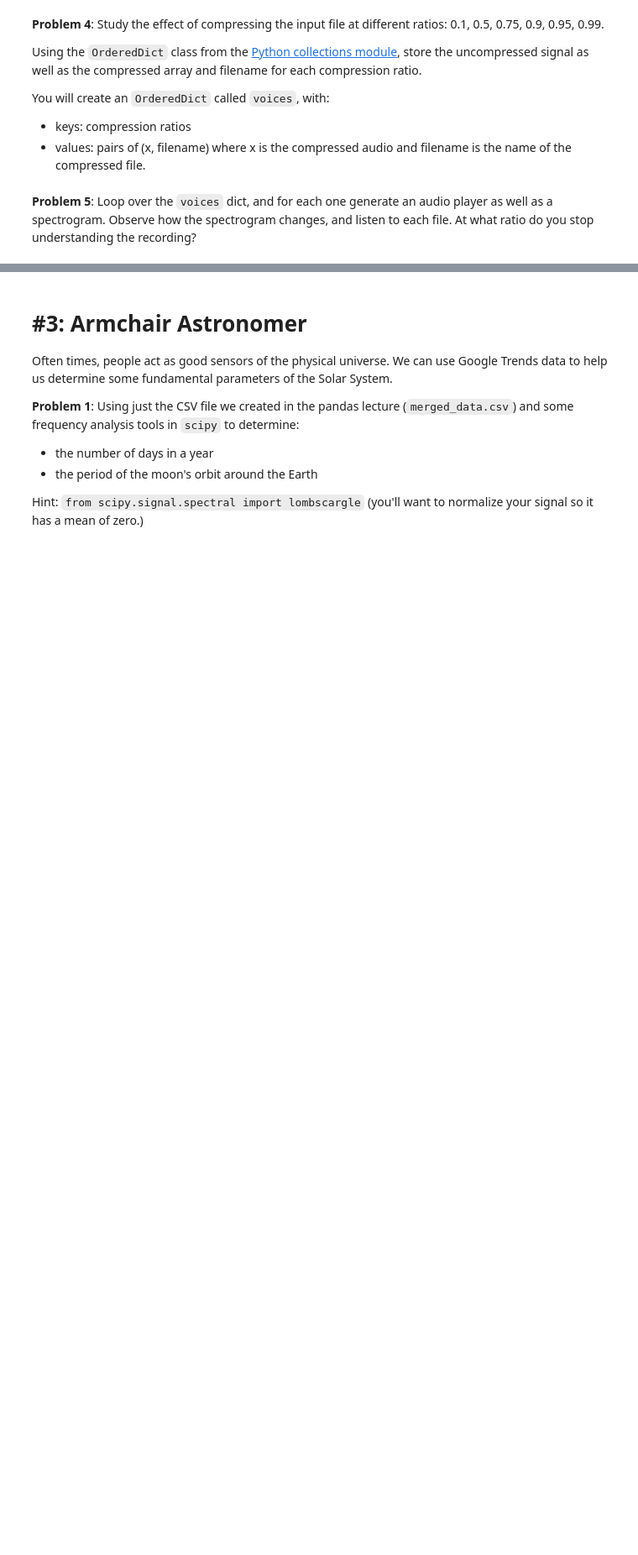
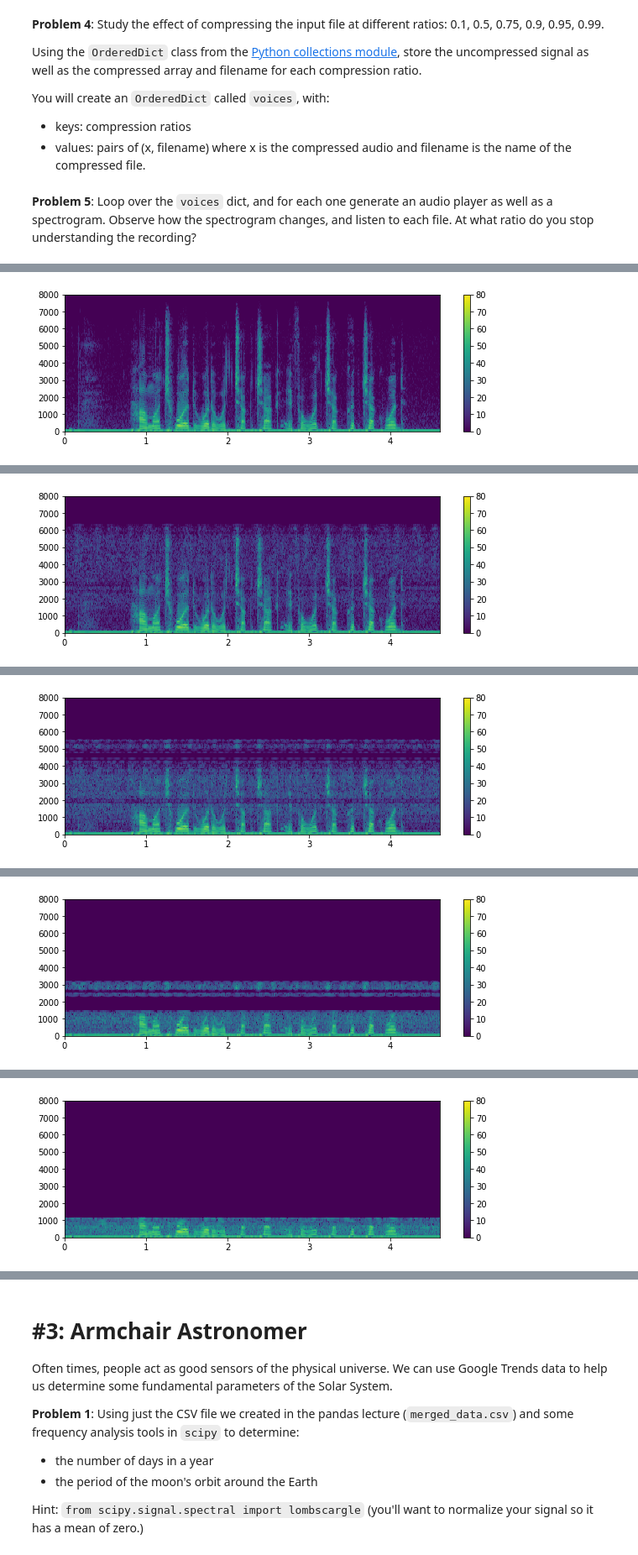
Before and after one commit to giangdip2410/watkins-ay250-s2018-hw, a Jupyter notebook: hw_1/hw_1_assignment.ipynb, the cells around one changed output, grey strips where cells are left out. Shown: that part at 84% size. Drawn from its saved outputs; the diff is of its cells as text; code cells hidden in the pictures; blank space fills up the shorter version.

```diff
--- a/hw_1/hw_1_assignment.ipynb
+++ b/hw_1/hw_1_assignment.ipynb
@@ -188,7 +160,7 @@ Your browser does not support the Audio element; you can play
 # %% [markdown]
 We also define a convenience wrapper around `plt.specgram`, [matplotlib's spectrogram function](http://matplotlib.org/api/mlab_api.html#matplotlib.mlab.specgram), with a colorbar and control over the color limits displayed. This will make it easier to compare across different signals with the same colors for all inputs.
 # %%
-def specgram_cbar(x, title=None, clim=(0, 80) ):
+def specgram_cbar(x,fs, title=None, clim=(0, 80) ):
     """Plot spectrogram with a colorbar and range normalization.
 
     Call matplotlib's specgram function, with a custom figure size,
@@ -207,7 +179,7 @@ def specgram_cbar(x, title=None, clim=(0, 80) ):
       Range for the color limits plotted in the spectrogram.
     """
     f = plt.figure(figsize=(10,3))
-    plt.specgram(x)
+    plt.specgram(x,Fs=fs)
     plt.colorbar()
     plt.clim(*clim)
     if title is not None:
@@ -246,7 +221,22 @@ def compress_signal(x, fraction):
     x_approx : array
       1-d real array reconstructed after having compressed the input.
     """
-    # your code here
+    if fraction<0 or fraction>1:
+        raise ValueError("Fraction should be in the [0,1] range.")
+
+    xfft = np.fft.rfft(x)
+    xfft_compressed = np.copy(xfft)
+
+    nFreqs = len(xfft_compressed)
+    nRemove = round(fraction*nFreqs)
+    xfft_sorted = np.argsort(np.abs(xfft))
+
+    removeInds = xfft_sorted[:nRemove]
+    xfft_compressed[removeInds]=0.0j
+
+    x_compressed = np.fft.irfft(xfft_compressed)
+
+    return x_compressed
 # %% [markdown]
 As a quick visual check (not that this is *not* a formal test of correctness), experiment with a simple random signal by changing the compression ratio and plotting both the signal and the compressed version:
 # %%
@@ -315,2 +331,12 @@ You will create an `OrderedDict` called `voices`, with:
+# %%
+from collections import OrderedDict
+
+signalfname = "data/voice.wav"
+compressionRatios = [0.1,0.5,0.75,0.9,0.95,0.99]
+voices = OrderedDict()
+
+for fraction in compressionRatios:
+    rate,x,x_approx,new_fname = compress_wav(signalfname, fraction)
+    voices.update({fraction:(x_approx,new_fname)})
 # %% [markdown]
 **Problem 5**: Loop over the `voices` dict, and for each one generate an audio player as well as a spectrogram.  Observe how the spectrogram changes, and listen to each file.  At what ratio do you stop understanding the recording?
@@ -318,0 +343,13 @@ You will create an `OrderedDict` called `voices`, with:
+# %%
+signalInfo = wavfile.read("data/voice.wav")
+sampleRate = signalInfo[0]
+signalData = signalInfo[1]
+
+for fraction in compressionRatios:
+    compressedVoice = voices[fraction][0]
+    fname = voices[fraction][1]
+    Audio(fname)
+    specgram_cbar(compressedVoice,16000)
+
+print("At around 0.95, it becomes difficult to understand the recording.")
+# %% [output]
@@ -318,0 +357 @@ You will create an `OrderedDict` called `voices`, with:
+[figure, added]
@@ -318,0 +359 @@ You will create an `OrderedDict` called `voices`, with:
+[figure, added]
@@ -318,0 +361 @@ You will create an `OrderedDict` called `voices`, with:
+[figure, added]
@@ -318,0 +363 @@ You will create an `OrderedDict` called `voices`, with:
+[figure, added]
@@ -318,0 +365 @@ You will create an `OrderedDict` called `voices`, with:
+[figure, added]
```
Also changed, not shown: parts of 21 cells of this notebook.
